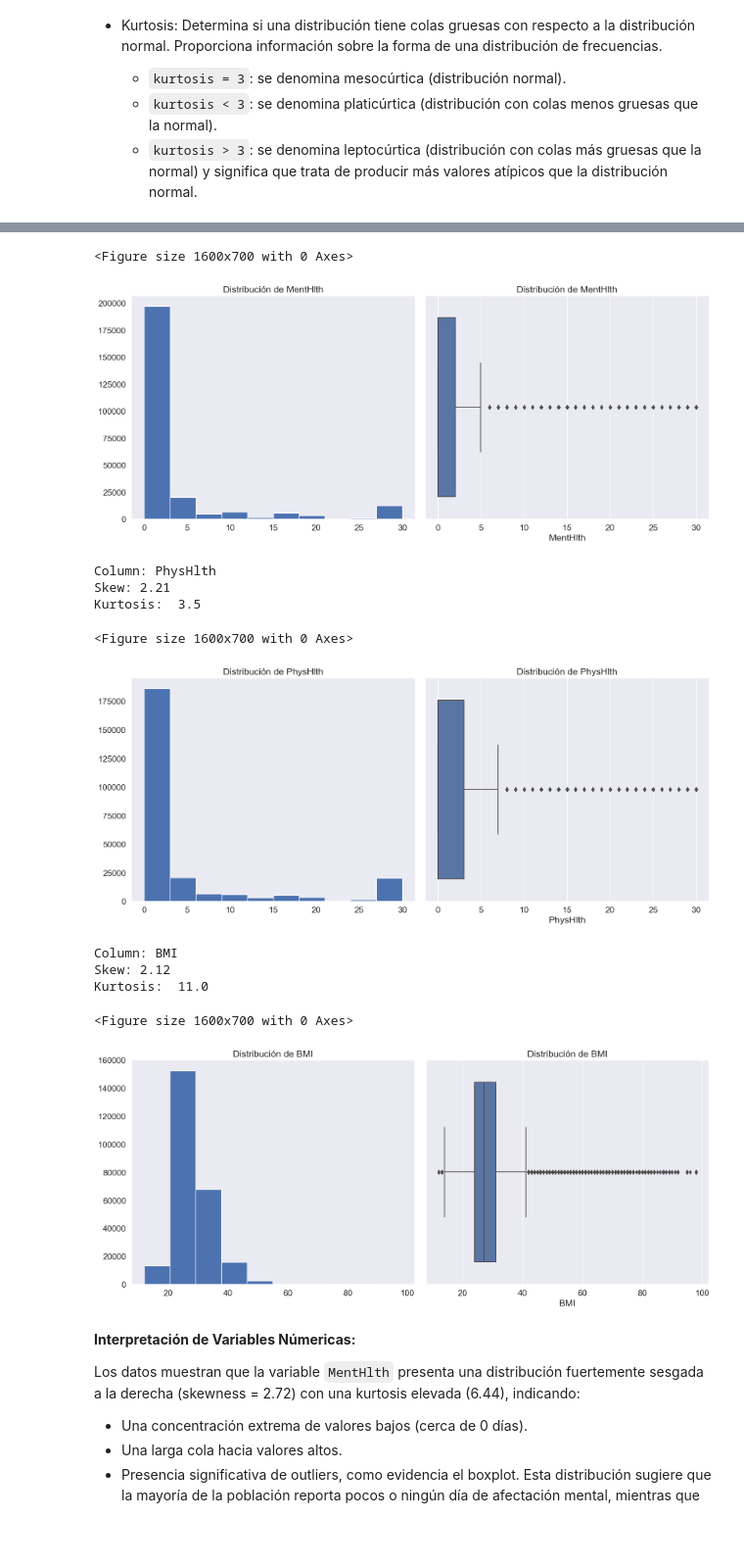
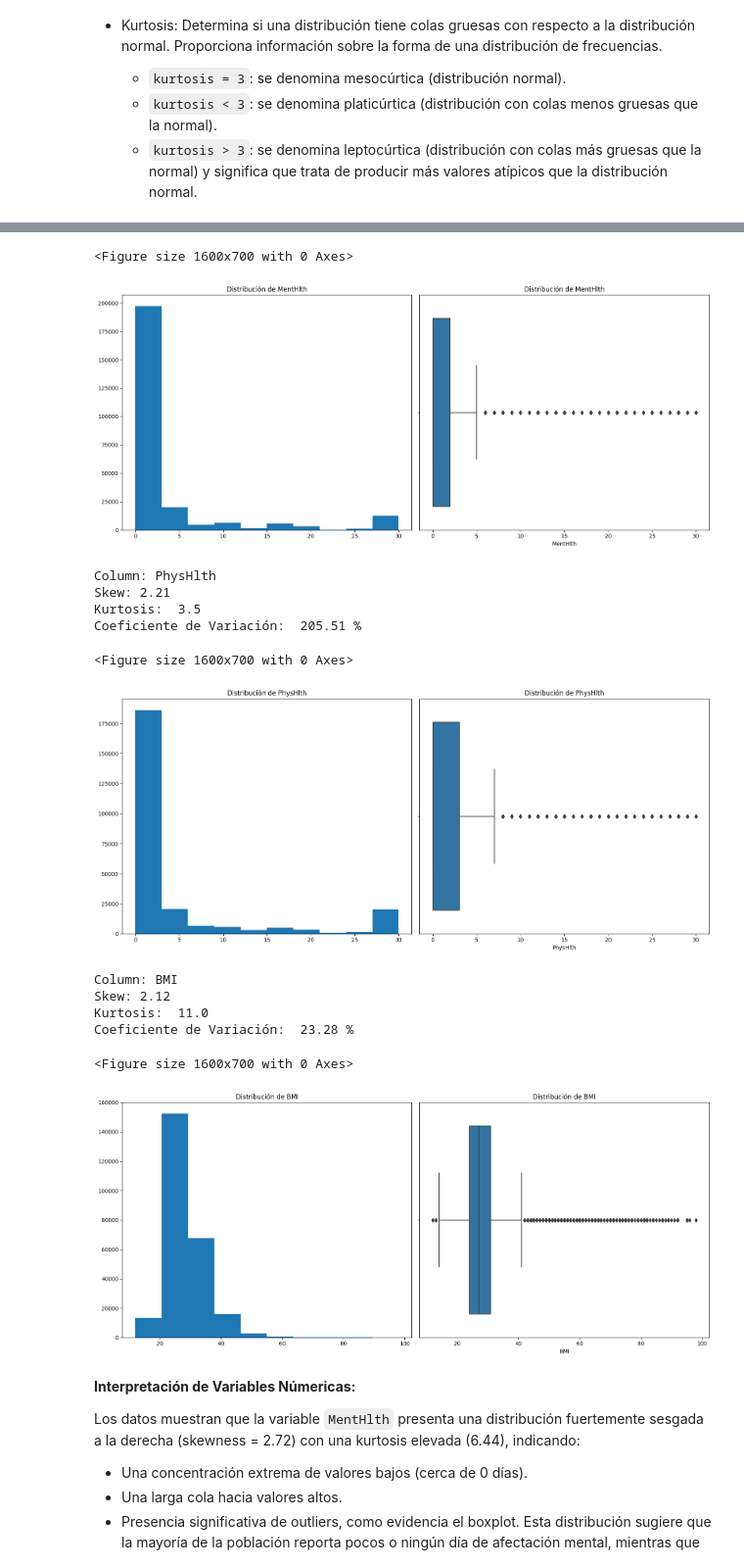
Before and after one commit to DAVIDML2005/Project-Diabetes-Prediabetes-Prediction, a Jupyter notebook: _sources/notebooks.ipynb, the cells around one changed output, grey strips where cells are left out. Shown at 98% size. Saved outputs shown, nothing was run; the diff lists cells and outputs as text; code cells hidden in the pictures; blank space fills up the shorter version.

```diff
--- a/_sources/notebooks.ipynb
+++ b/_sources/notebooks.ipynb
@@ -184,5 +172,4 @@ Se genera un doble gráfico para cada variable binaria, permitiendo comparar su
 # %%
-sns.set(font_scale=1.4)
 for col in binarias:
     print('Column:', col)
     plt.figure(figsize=(16, 7))
@@ -248,8 +236,6 @@ Se generan gráficos de barras para visualizar la distribución de cada variable
 - Las categorías ordenadas según su escala natural.
 # %%
 categoricas = ['GenHlth', 'Age', 'Education', 'Income']
-
-sns.set(font_scale=1.4)
 
 for col in categoricas:
     print('Column:', col)
@@ -347,14 +333,14 @@ Se genera un histograma y un boxplot para visualizar la distribución de frecuen
 numericas = ['MentHlth', 'PhysHlth', 'BMI']
 
 from scipy.stats import kurtosis
-
-sns.set(font_scale=1.4)
 
 for col in numericas:
     print('Column:', col)
     plt.figure(figsize=(16, 7))
     print('Skew:', round(df[col].skew(), 2))
     print('Kurtosis: ', round(df[col].kurtosis(), 2))
+    coef_variacion = (df[col].std()/ df[col].mean() ) * 100
+    print('Coeficiente de Variación: ', round(coef_variacion, 2), '%')
     plt.figure(figsize = (16, 7))
     plt.subplot(1, 2, 1)
     df[col].hist(grid=False)
@@ -371,15 +358,17 @@ Kurtosis:  6.44
 <Figure size 1600x700 with 0 Axes>
-[figure, old version]
+[figure, new version]
 Column: PhysHlth
 Skew: 2.21
 Kurtosis:  3.5
+Coeficiente de Variación:  205.51 %
 <Figure size 1600x700 with 0 Axes>
-[figure, old version]
+[figure, new version]
 Column: BMI
 Skew: 2.12
 Kurtosis:  11.0
+Coeficiente de Variación:  23.28 %
 <Figure size 1600x700 with 0 Axes>
-[figure, old version]
+[figure, new version]
 # %% [markdown]
 **Interpretación de Variables Númericas:**
 
```
Also changed, not shown: parts of 109 cells of this notebook, 55 other files.
